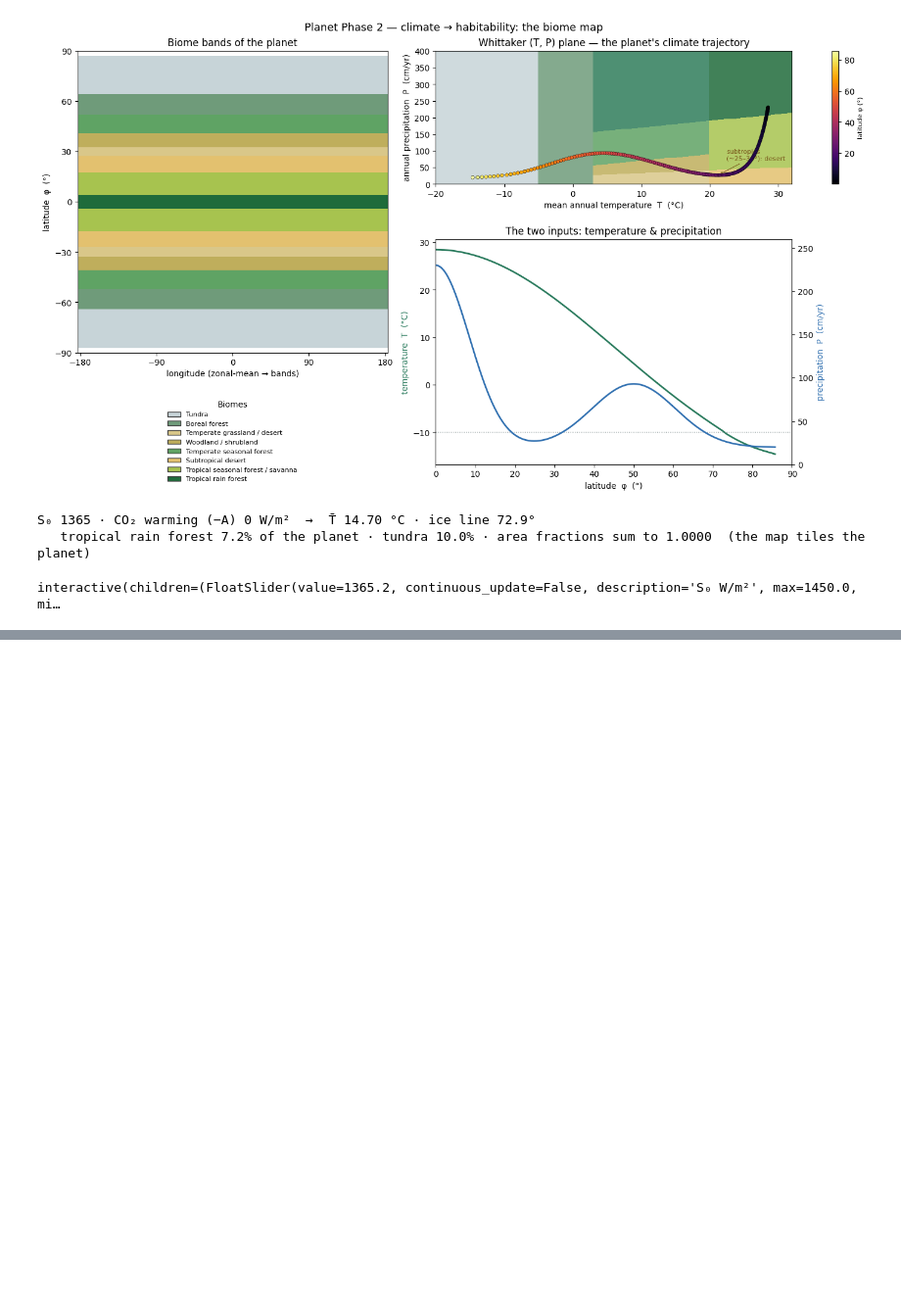
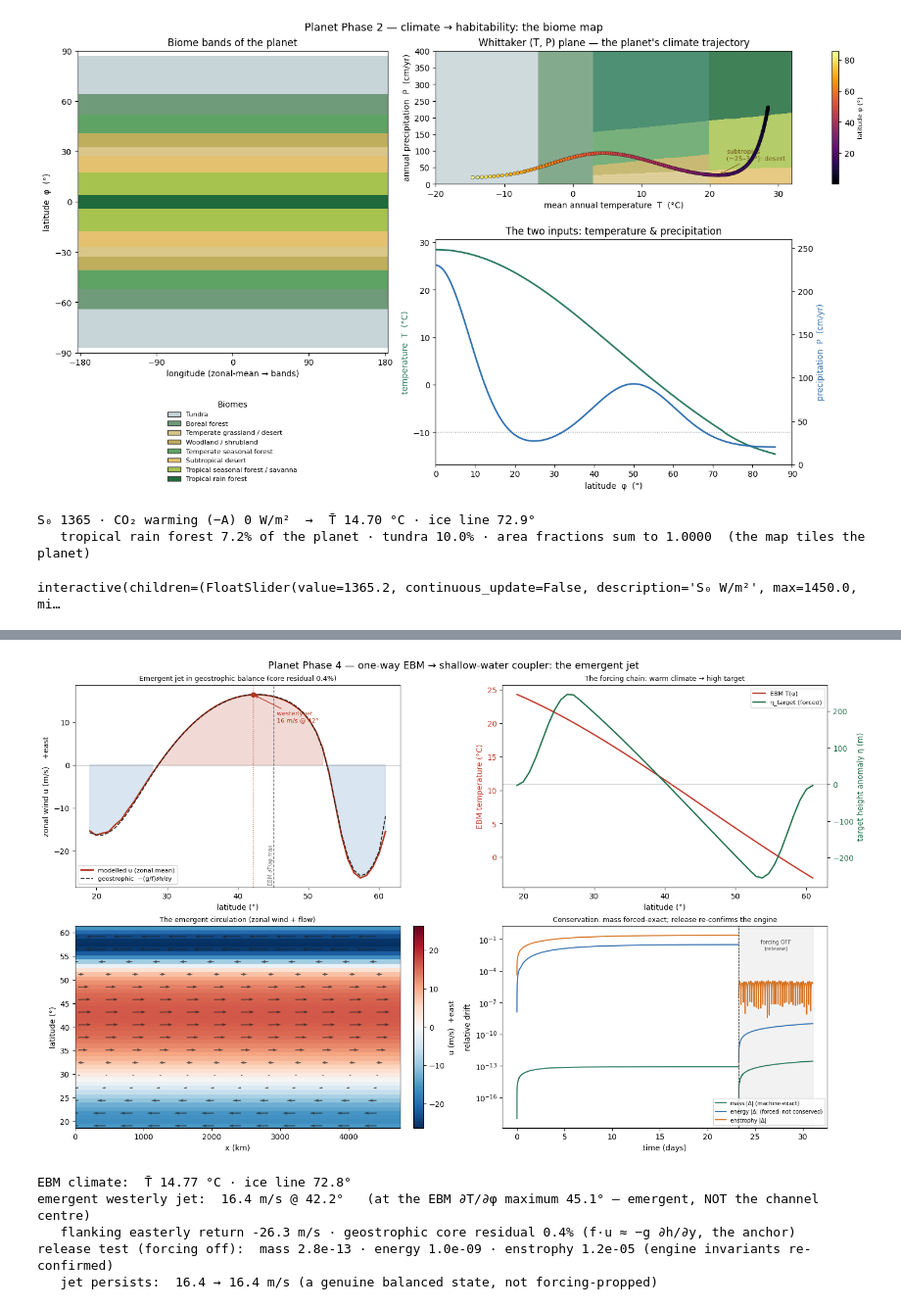
Before and after one commit to BoykoNeov/planet-sim, a Jupyter notebook: planet/planet.ipynb, the cells around one changed output, grey strips where cells are left out. Shown at 98% size. Saved outputs shown, nothing was run; the diff lists cells and outputs as text; code cells hidden in the pictures; blank space fills up the shorter version.

```diff
--- a/planet/planet.ipynb
+++ b/planet/planet.ipynb
@@ -211 +299,28 @@ interactive(children=(FloatSlider(value=1365.2, continuous_update=False, descrip
+# %%
+# Couple the two engines: present-day EBM gradient → shallow-water → an emergent jet. Static, banked.
+# A ~13 s spin-up at nx=48 (the demo banks the full-resolution figure + the interactive globe). Like
+# §2/§4, no live slider — the plan makes the coupler computed-then-viewed (the first compute is too
+# heavy for an instant remap). compute → figure → show → print (the slider-flicker order).
+cp = demo_coupler.compute(nx=48, ny=48)
+coupler_figure(cp.jet, cp.state)
+plt.show()
+
+j = cp.jet
+print(f"EBM climate:  T̄ {cp.state.global_mean_T:.2f} °C · ice line {cp.state.ice_line_lat:.1f}°")
+print(f"emergent westerly jet:  {j.jet_speed:.1f} m/s @ {j.jet_lat:.1f}°   "
+      f"(at the EBM ∂T/∂φ maximum {j.gradient_peak_lat:.1f}° — emergent, NOT the channel centre)")
+print(f"   flanking easterly return {j.u_profile.min():.1f} m/s · geostrophic core residual "
+      f"{100*j.core_balance_residual:.1f}% (f·u ≈ −g ∂h/∂y, the anchor)")
+print(f"release test (forcing off):  mass {np.abs(j.mass_release).max():.1e} · "
+      f"energy {np.abs(j.energy_release).max():.1e} · enstrophy {np.abs(j.enstrophy_release).max():.1e} "
+      f"(engine invariants re-confirmed)")
+print(f"   jet persists:  {j.jet_speed:.1f} → {j.u_profile_release.max():.1f} m/s "
+      f"(a genuine balanced state, not forcing-propped)")
+# %% [output]
+[figure, added]
+EBM climate:  T̄ 14.77 °C · ice line 72.8°
+emergent westerly jet:  16.4 m/s @ 42.2°   (at the EBM ∂T/∂φ maximum 45.1° — emergent, NOT the channel centre)
+   flanking easterly return -26.3 m/s · geostrophic core residual 0.4% (f·u ≈ −g ∂h/∂y, the anchor)
+release test (forcing off):  mass 2.8e-13 · energy 1.0e-09 · enstrophy 1.2e-05 (engine invariants re-confirmed)
+   jet persists:  16.4 → 16.4 m/s (a genuine balanced state, not forcing-propped)
 # %% [markdown]
```
Also changed, not shown: parts of 7 cells of this notebook, 2 other files.
